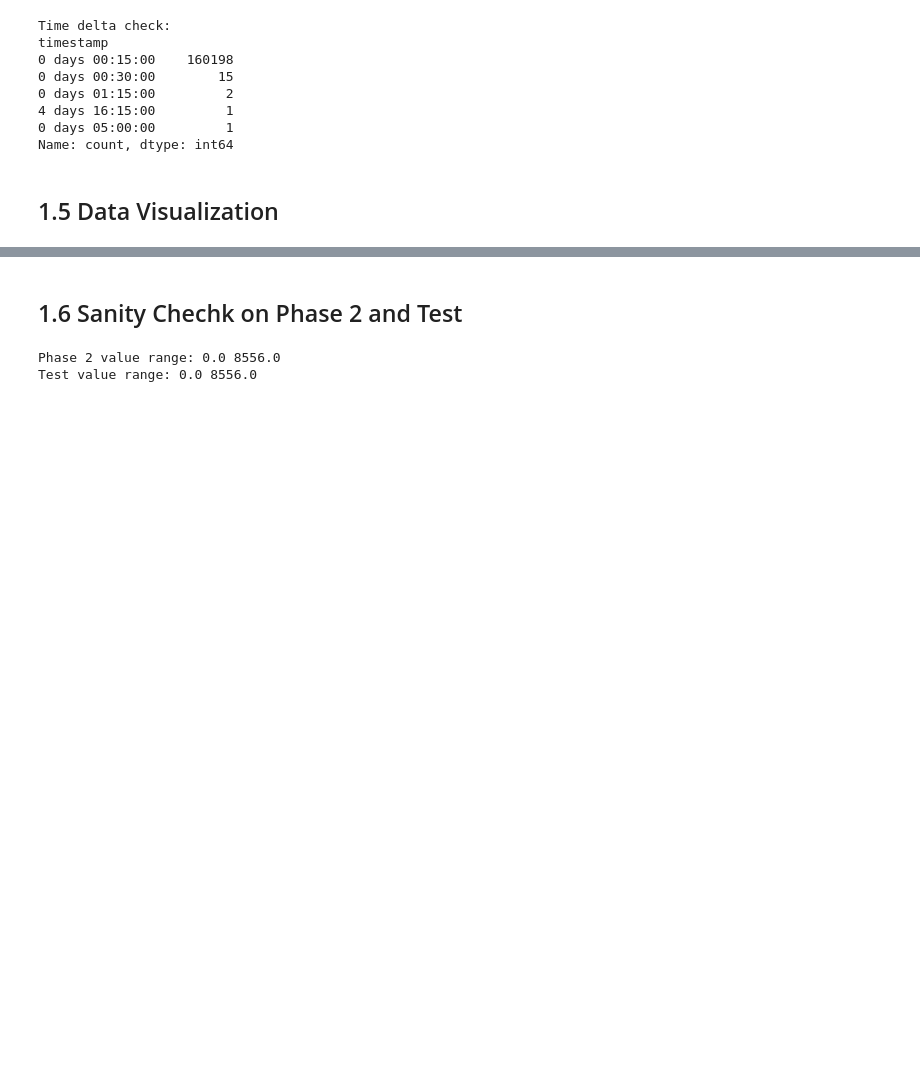
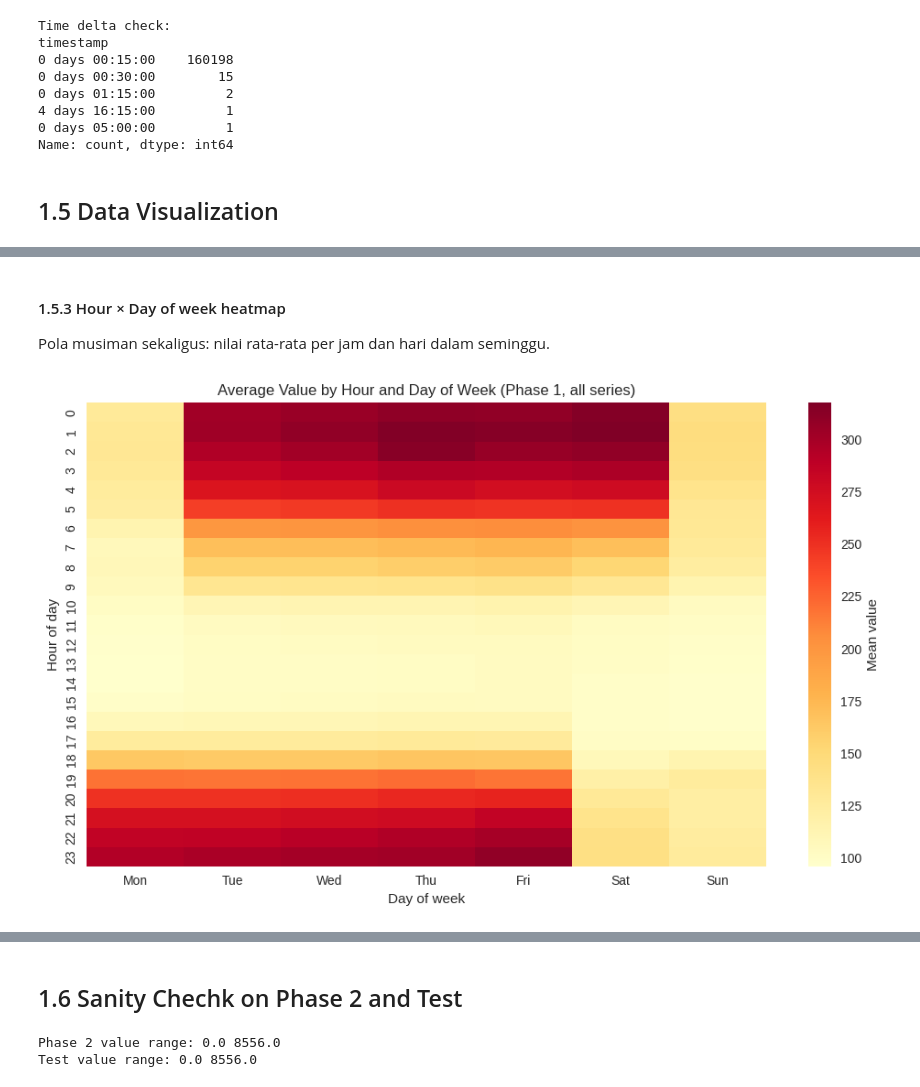
Before and after one commit to giomaureksa/ieee-renewable-energy-forecasting, a Jupyter notebook: notebooks/01_eda.ipynb, the cells around one changed output, grey strips where cells are left out. Saved outputs shown, nothing was run; the diff lists cells and outputs as text; code cells hidden in the pictures; blank space fills up the shorter version.

```diff
--- a/notebooks/01_eda.ipynb
+++ b/notebooks/01_eda.ipynb
@@ -160,0 +173,24 @@ plt.show()
+# %% [markdown]
+#### 1.5.3 Hour × Day of week heatmap
+Pola musiman sekaligus: nilai rata-rata per jam dan hari dalam seminggu.
+# %%
+# Heatmap: mean value by hour (rows) x day_of_week (columns)
+# Ensure hour/dayofweek exist (they are created in the "Average by hour/dayofweek" cell)
+if "hour" not in phase1.columns:
+    phase1["hour"] = phase1["timestamp"].dt.hour
+if "dayofweek" not in phase1.columns:
+    phase1["dayofweek"] = phase1["timestamp"].dt.dayofweek
+pivot = phase1.pivot_table(values="value", index="hour", columns="dayofweek", aggfunc="mean")
+day_names = ["Mon", "Tue", "Wed", "Thu", "Fri", "Sat", "Sun"]
+pivot.columns = day_names
+
+fig, ax = plt.subplots(figsize=(10, 6))
+sns.heatmap(pivot, cmap="YlOrRd", ax=ax, cbar_kws={"label": "Mean value"})
+ax.set_title("Average Value by Hour and Day of Week (Phase 1, all series)")
+ax.set_xlabel("Day of week")
+ax.set_ylabel("Hour of day")
+plt.tight_layout()
+plt.savefig("../results/figures/eda/daily_average_value_by_hour_and_day_of_week.png", dpi=150, bbox_inches="tight")
+plt.show()
+# %% [output]
+[figure, added]
```
Also changed, not shown: parts of 11 cells of this notebook, 13 other files.
